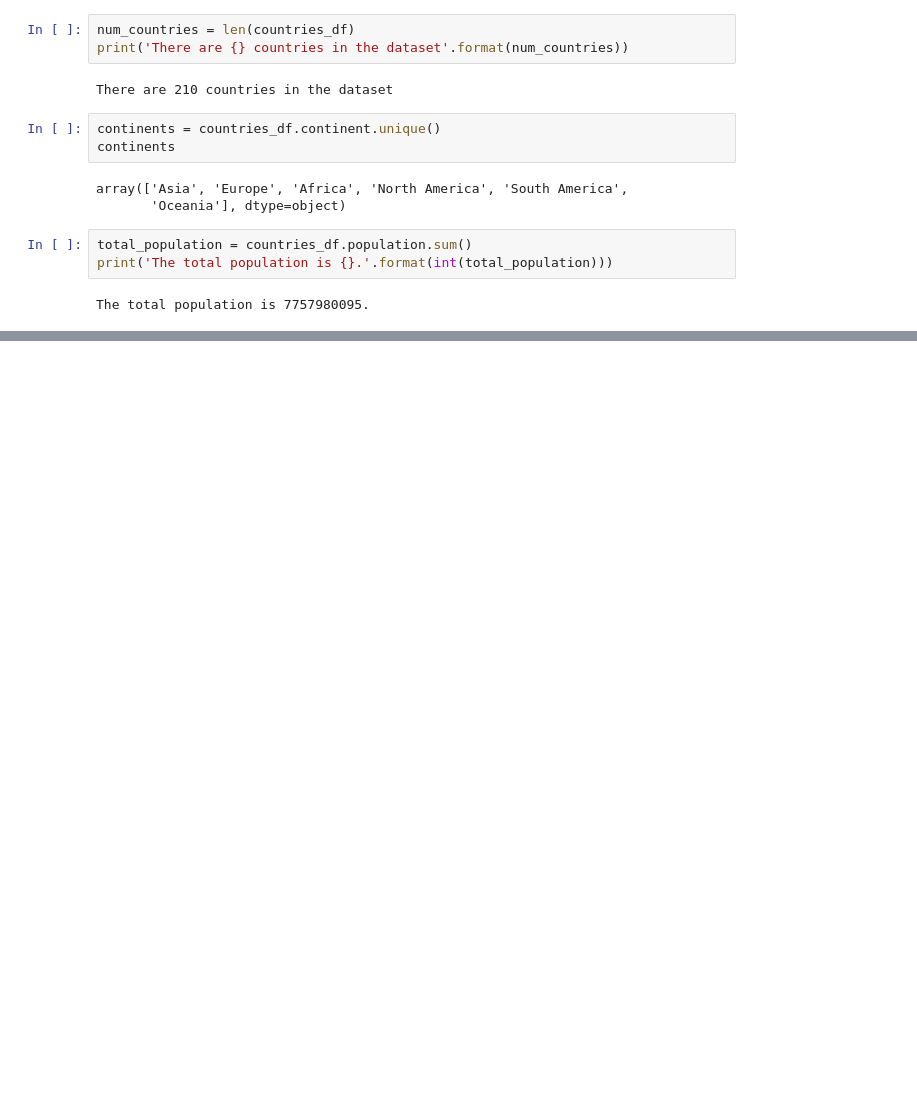
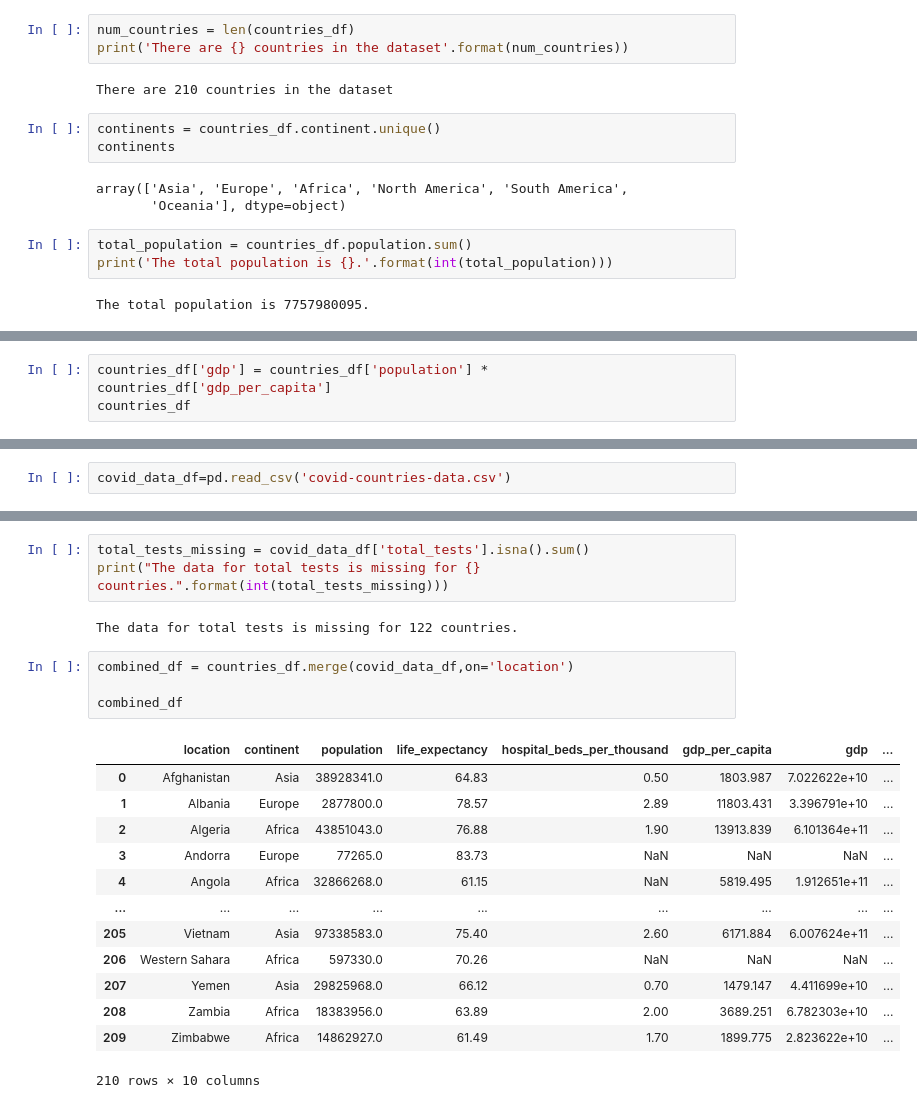
Before and after one commit to Nowshin1009/Data-Analysis-with-python, a Jupyter notebook: Country details analysis/countries.ipynb, the cells around one changed output, grey strips where cells are left out. Saved outputs shown, nothing was run; the diff lists cells and outputs as text; blank space fills up the shorter version.

```diff
--- a/Country details analysis/countries.ipynb
+++ b/Country details analysis/countries.ipynb
@@ -52,0 +66,3 @@ most_populous_df =
+# %%
+countries_df['gdp'] = countries_df['population'] * countries_df['gdp_per_capita']
+countries_df
@@ -52,0 +112,2 @@ most_populous_df =
+# %%
+covid_data_df=pd.read_csv('covid-countries-data.csv')
@@ -52,0 +130,23 @@ most_populous_df =
+# %%
+total_tests_missing = covid_data_df['total_tests'].isna().sum()
+print("The data for total tests is missing for {} countries.".format(int(total_tests_missing)))
+# %% [output]
+The data for total tests is missing for 122 countries.
+# %%
+combined_df = countries_df.merge(covid_data_df,on='location')
+
+combined_df
+# %% [output]
+|  | location | continent | population | life_expectancy | hospital_beds_per_thousand | gdp_per_capita | gdp | ... |
+| 0 | Afghanistan | Asia | 38928341.0 | 64.83 | 0.50 | 1803.987 | 7.022622e+10 | ... |
+| 1 | Albania | Europe | 2877800.0 | 78.57 | 2.89 | 11803.431 | 3.396791e+10 | ... |
+| 2 | Algeria | Africa | 43851043.0 | 76.88 | 1.90 | 13913.839 | 6.101364e+11 | ... |
+| 3 | Andorra | Europe | 77265.0 | 83.73 | NaN | NaN | NaN | ... |
+| 4 | Angola | Africa | 32866268.0 | 61.15 | NaN | 5819.495 | 1.912651e+11 | ... |
+| ... | ... | ... | ... | ... | ... | ... | ... | ... |
+| 205 | Vietnam | Asia | 97338583.0 | 75.40 | 2.60 | 6171.884 | 6.007624e+11 | ... |
+| 206 | Western Sahara | Africa | 597330.0 | 70.26 | NaN | NaN | NaN | ... |
+| 207 | Yemen | Asia | 29825968.0 | 66.12 | 0.70 | 1479.147 | 4.411699e+10 | ... |
+| 208 | Zambia | Africa | 18383956.0 | 63.89 | 2.00 | 3689.251 | 6.782303e+10 | ... |
+| 209 | Zimbabwe | Africa | 14862927.0 | 61.49 | 1.70 | 1899.775 | 2.823622e+10 | ... |
+210 rows × 10 columns
```
Also changed, not shown: parts of 18 cells of this notebook.
